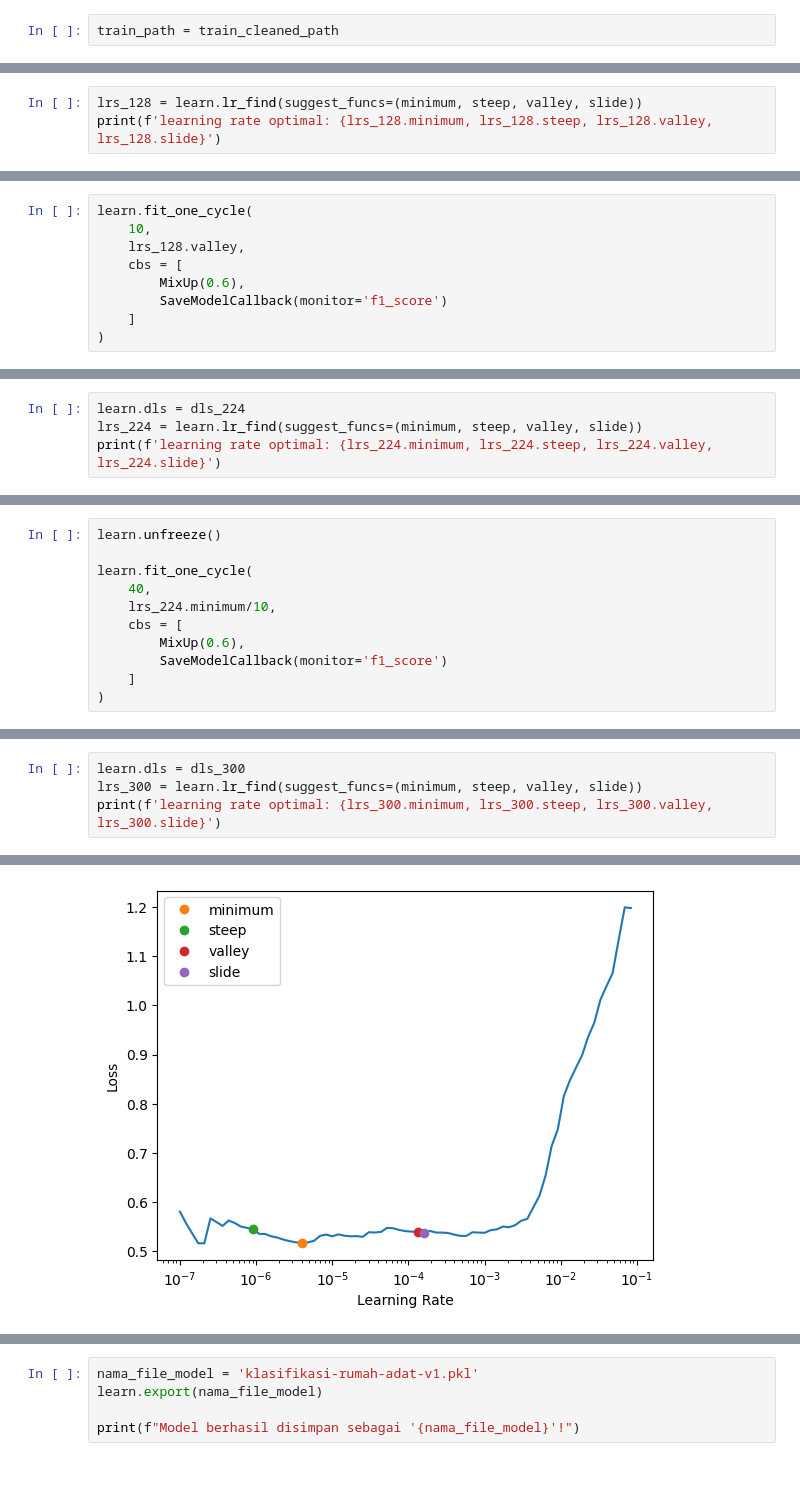
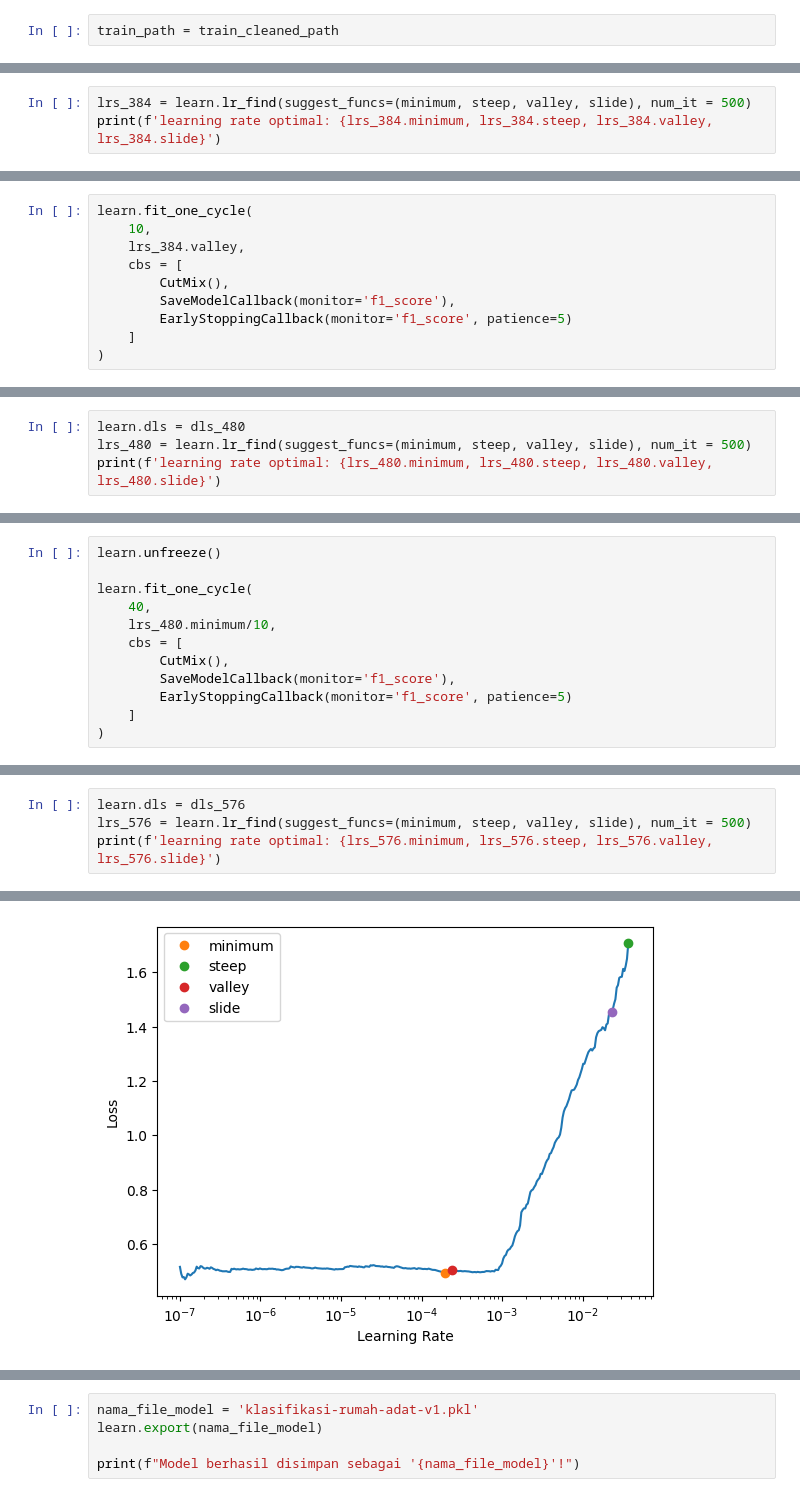
Before and after one commit to rafli-1729/indonesian-heritage-classification, a Jupyter notebook: DSC0084-Empat Trio-Notebook.ipynb, the cells around one changed output, grey strips where cells are left out. Cells and saved outputs as stored; diff of their text form.

```diff
--- a/DSC0084-Empat Trio-Notebook.ipynb
+++ b/DSC0084-Empat Trio-Notebook.ipynb
@@ -378,5 +451,5 @@ Number of validation images: 340
 # %%
-lrs_128 = learn.lr_find(suggest_funcs=(minimum, steep, valley, slide))
-print(f'learning rate optimal: {lrs_128.minimum, lrs_128.steep, lrs_128.valley, lrs_128.slide}')
+lrs_384 = learn.lr_find(suggest_funcs=(minimum, steep, valley, slide), num_it = 500)
+print(f'learning rate optimal: {lrs_384.minimum, lrs_384.steep, lrs_384.valley, lrs_384.slide}')
 # %% [output]
 [interactive output not drawn]
@@ -385,10 +458,11 @@ learning rate optimal: (0.0015848932787775993, 3.311311274956097e-06, 0.00173780
 # %%
 learn.fit_one_cycle(
     10,
-    lrs_128.valley,
+    lrs_384.valley,
     cbs = [
-        MixUp(0.6),
-        SaveModelCallback(monitor='f1_score')
+        CutMix(),
+        SaveModelCallback(monitor='f1_score'),
+        EarlyStoppingCallback(monitor='f1_score', patience=5)
     ]
 )
 # %% [output]
@@ -418,6 +491,6 @@ gc.collect()
 # %%
-learn.dls = dls_224
-lrs_224 = learn.lr_find(suggest_funcs=(minimum, steep, valley, slide))
-print(f'learning rate optimal: {lrs_224.minimum, lrs_224.steep, lrs_224.valley, lrs_224.slide}')
+learn.dls = dls_480
+lrs_480 = learn.lr_find(suggest_funcs=(minimum, steep, valley, slide), num_it = 500)
+print(f'learning rate optimal: {lrs_480.minimum, lrs_480.steep, lrs_480.valley, lrs_480.slide}')
 # %% [output]
 [interactive output not drawn]
@@ -428,10 +501,11 @@ learn.unfreeze()
 
 learn.fit_one_cycle(
     40,
-    lrs_224.minimum/10,
+    lrs_480.minimum/10,
     cbs = [
-        MixUp(0.6),
-        SaveModelCallback(monitor='f1_score')
+        CutMix(),
+        SaveModelCallback(monitor='f1_score'),
+        EarlyStoppingCallback(monitor='f1_score', patience=5)
     ]
 )
 # %% [output]
@@ -468,6 +544,6 @@ gc.collect()
 # %%
-learn.dls = dls_300
-lrs_300 = learn.lr_find(suggest_funcs=(minimum, steep, valley, slide))
-print(f'learning rate optimal: {lrs_300.minimum, lrs_300.steep, lrs_300.valley, lrs_300.slide}')
+learn.dls = dls_576
+lrs_576 = learn.lr_find(suggest_funcs=(minimum, steep, valley, slide), num_it = 500)
+print(f'learning rate optimal: {lrs_576.minimum, lrs_576.steep, lrs_576.valley, lrs_576.slide}')
 # %% [output]
 [interactive output not drawn]
@@ -475,4 +551,4 @@ learning rate optimal: (3.981071586167673e-07, 9.12010818865383e-07, 0.000131825
-[figure, old version]
+[figure, new version]
 # %%
 learn.unfreeze()
 
```
Also changed, not shown: parts of 20 cells of this notebook.
